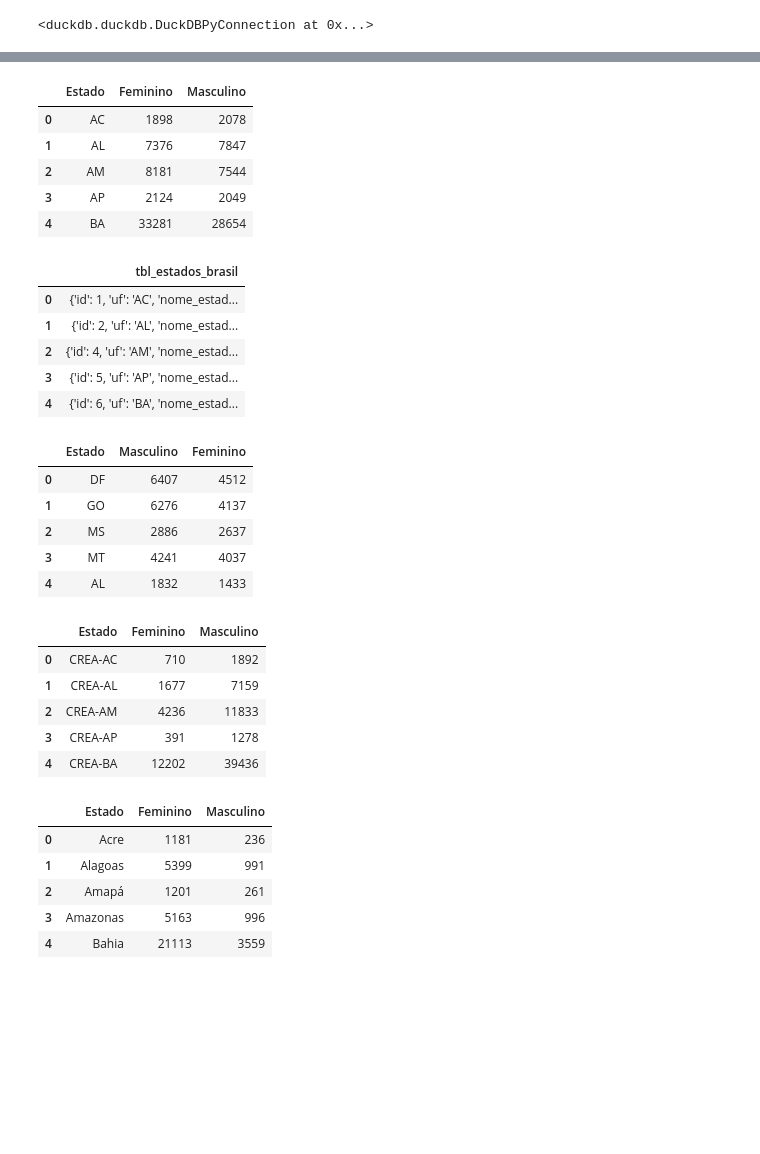
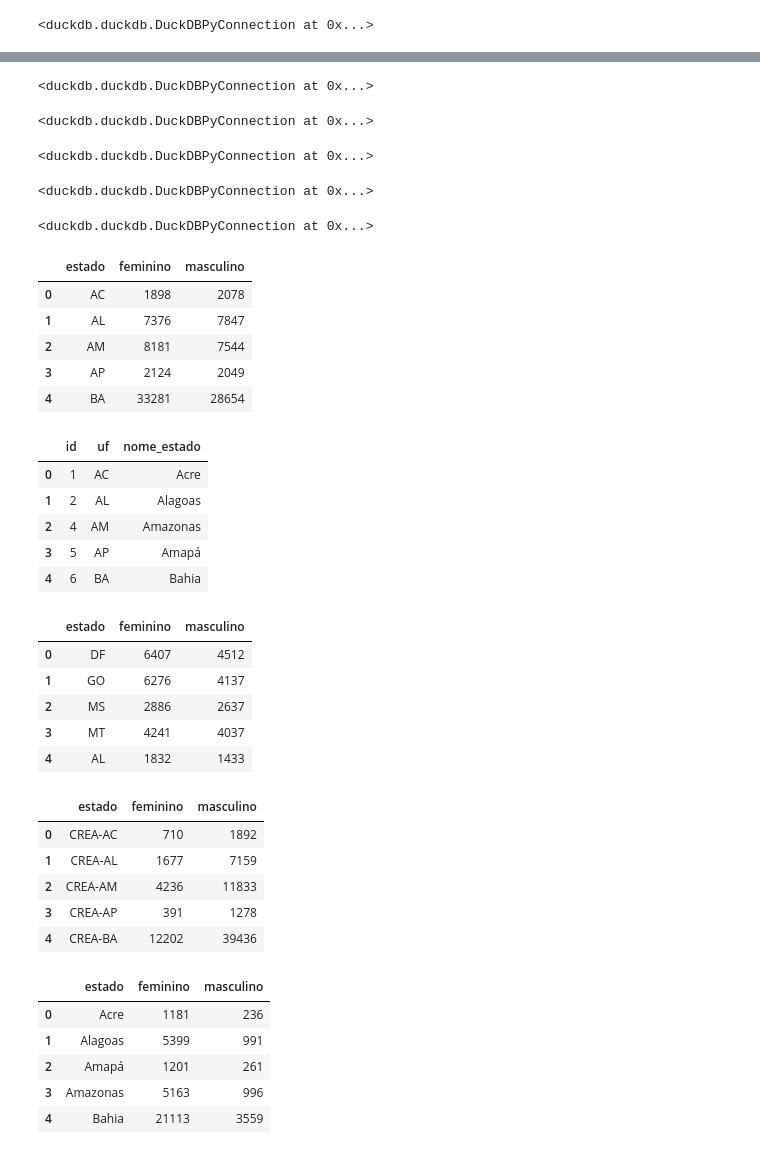
Before and after one commit to gfill99/distribuicao-de-profissoes, a Jupyter notebook: ingestao_de_dados/app/ingestao_de_dados.ipynb, the cells around one changed output, grey strips where cells are left out. Cells and saved outputs as stored; diff of their text form; code cells hidden in the pictures; blank space fills up the shorter version.

Commit message:
gabriel - alterando tabelas

```diff
--- a/ingestao_de_dados/app/ingestao_de_dados.ipynb
+++ b/ingestao_de_dados/app/ingestao_de_dados.ipynb
@@ -263,48 +240,68 @@ con.execute("""
+# %%
+con.execute("INSERT INTO tbl_advogados_brasil_2024 SELECT * FROM df_advogados")
+# %% [output]
+<duckdb.duckdb.DuckDBPyConnection at 0x...>
+# %%
+con.execute("INSERT INTO tbl_contadores_brasil_2024 SELECT * FROM df_contadores")
+# %% [output]
+<duckdb.duckdb.DuckDBPyConnection at 0x...>
+# %%
+con.execute("INSERT INTO tbl_engenheiros_brasil_2024 SELECT * FROM df_engenheiros")
+# %% [output]
+<duckdb.duckdb.DuckDBPyConnection at 0x...>
+# %%
+con.execute("INSERT INTO tbl_psicologos_brasil_2024 SELECT * FROM df_psicologos")
+# %% [output]
+<duckdb.duckdb.DuckDBPyConnection at 0x...>
+# %%
+con.execute("INSERT INTO tbl_estados_brasil SELECT * FROM df_tabela_estados")
+# %% [output]
+<duckdb.duckdb.DuckDBPyConnection at 0x...>
 # %%
-origens_advogados = con.execute("SELECT * FROM origens_advogados").df()
-origens_advogados.head()
+tbl_advogados_brasil_2024 = con.execute("SELECT * FROM tbl_advogados_brasil_2024").df()
+tbl_advogados_brasil_2024.head()
 # %% [output]
-|  | Estado | Feminino | Masculino |
+|  | estado | feminino | masculino |
 | 0 | AC | 1898 | 2078 |
 | 1 | AL | 7376 | 7847 |
 | 2 | AM | 8181 | 7544 |
 | 3 | AP | 2124 | 2049 |
 | 4 | BA | 33281 | 28654 |
 # %%
-etl_estados = con.execute("SELECT * FROM etl_estados").df()
-etl_estados.head()
+tbl_estados_brasil = con.execute("SELECT * FROM tbl_estados_brasil").df()
+tbl_estados_brasil.head()
 # %% [output]
-|  | tbl_estados_brasil |
-| 0 | {'id': 1, 'uf': 'AC', 'nome_estad... |
-| 1 | {'id': 2, 'uf': 'AL', 'nome_estad... |
-| 2 | {'id': 4, 'uf': 'AM', 'nome_estad... |
-| 3 | {'id': 5, 'uf': 'AP', 'nome_estad... |
-| 4 | {'id': 6, 'uf': 'BA', 'nome_estad... |
+|  | id | uf | nome_estado |
+| 0 | 1 | AC | Acre |
+| 1 | 2 | AL | Alagoas |
+| 2 | 4 | AM | Amazonas |
+| 3 | 5 | AP | Amapá |
+| 4 | 6 | BA | Bahia |
 # %%
-origens_contadores = con.execute("SELECT * FROM origens_contadores").df()
-origens_contadores.head()
+tbl_contadores_brasil_2024 = con.execute("SELECT * FROM tbl_contadores_brasil_2024").df()
+tbl_contadores_brasil_2024.head()
 # %% [output]
-|  | Estado | Masculino | Feminino |
+|  | estado | feminino | masculino |
 | 0 | DF | 6407 | 4512 |
 | 1 | GO | 6276 | 4137 |
 | 2 | MS | 2886 | 2637 |
 | 3 | MT | 4241 | 4037 |
 | 4 | AL | 1832 | 1433 |
 # %%
-origens_engenheiros = con.execute("SELECT * FROM origens_engenheiros").df()
-origens_engenheiros.head()
+tbl_engenheiros_brasil_2024 = con.execute("SELECT * FROM tbl_engenheiros_brasil_2024").df()
+tbl_engenheiros_brasil_2024.head()
 # %% [output]
-|  | Estado | Feminino | Masculino |
+|  | estado | feminino | masculino |
 | 0 | CREA-AC | 710 | 1892 |
 | 1 | CREA-AL | 1677 | 7159 |
 | 2 | CREA-AM | 4236 | 11833 |
 | 3 | CREA-AP | 391 | 1278 |
 | 4 | CREA-BA | 12202 | 39436 |
 # %%
-origens_psicologos = con.execute("SELECT * FROM origens_psicologos").df()
-origens_psicologos.head()
+tbl_psicologos_brasil_2024 = con.execute("SELECT * FROM tbl_psicologos_brasil_2024").df()
+tbl_psicologos_brasil_2024.head()
 # %% [output]
-|  | Estado | Feminino | Masculino |
+|  | estado | feminino | masculino |
 | 0 | Acre | 1181 | 236 |
 | 1 | Alagoas | 5399 | 991 |
 | 2 | Amapá | 1201 | 261 |
```
Also changed, not shown: parts of 22 cells of this notebook, 3 other files.
